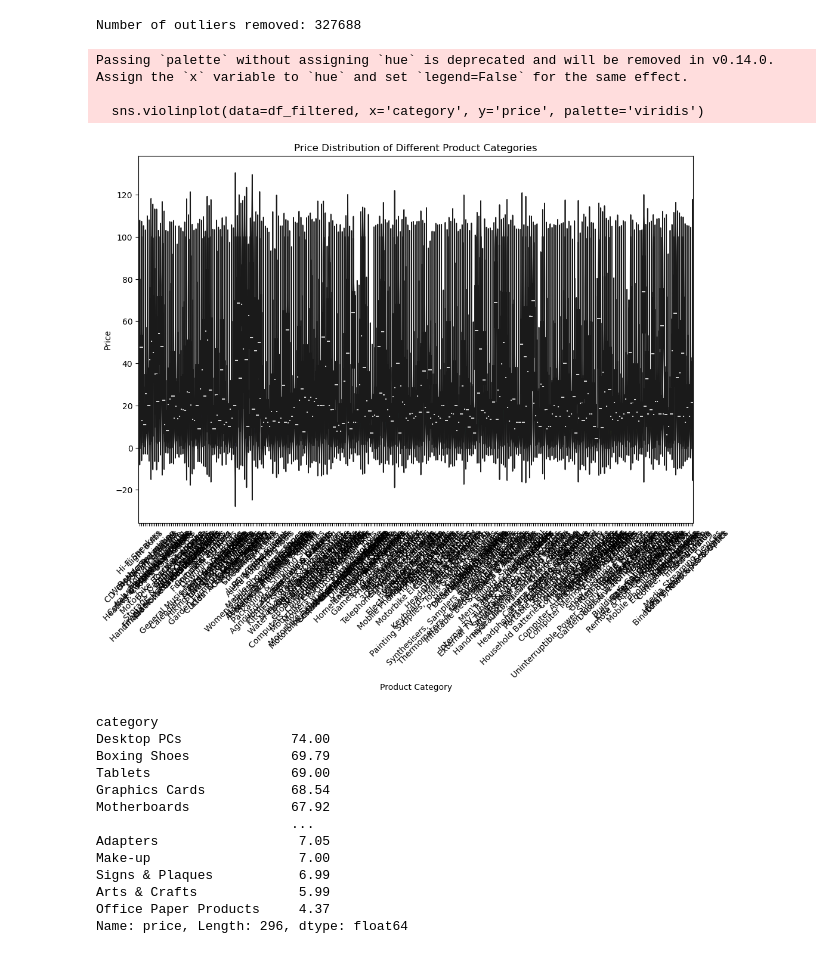
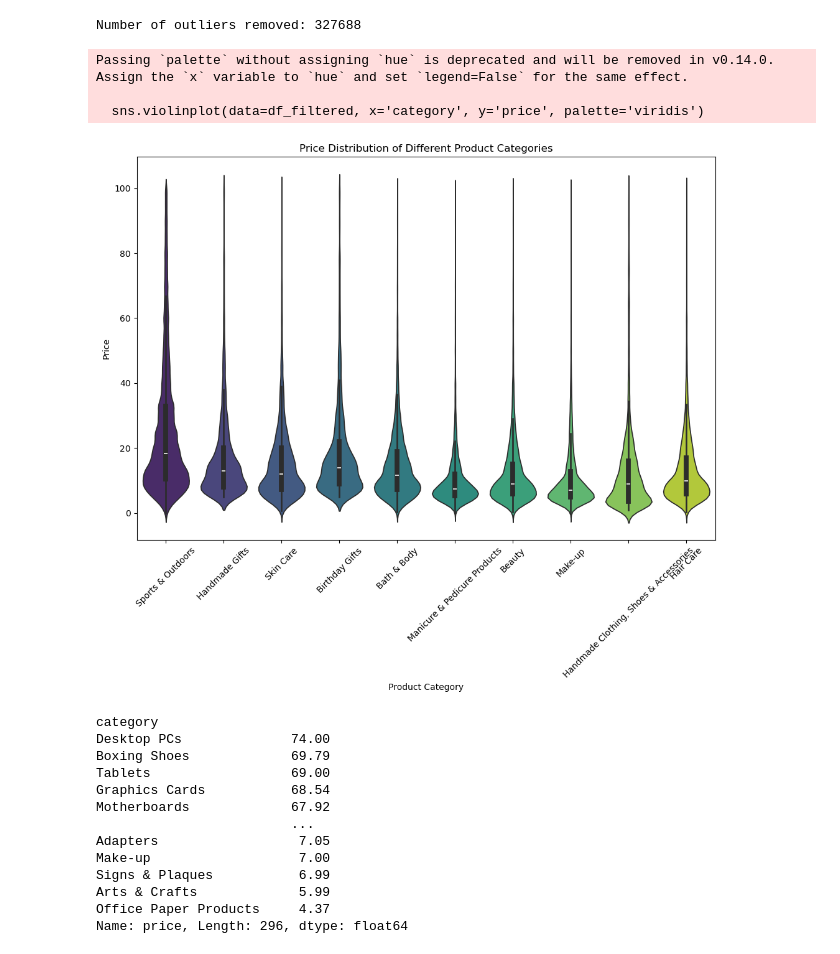
Before and after one commit to jesuserro/lab-eda-bivariate, a Jupyter notebook: main.ipynb, the cells around one changed output. Saved outputs shown, nothing was run; the diff lists cells and outputs as text; code cells hidden in the pictures.

```diff
--- a/main.ipynb
+++ b/main.ipynb
@@ -153,26 +153,29 @@ Number of outliers removed: 327688
 # %%
 # Use a violin plot to visualize the distribution of `price` across different product `categories`.
 # This plot will help us understand the price distribution of different product categories and identify any potential outliers.
+
+df_top_categories = df_filtered['category'].value_counts().head(10)
+df_filtered = df_filtered[df_filtered['category'].isin(df_top_categories.index)]
 
 # Create a violin plot
 plt.figure(figsize=(12, 8))
 sns.violinplot(data=df_filtered, x='category', y='price', palette='viridis')
 
 # Set the title and labels
 plt.title('Price Distribution of Different Product Categories')
 plt.xlabel('Product Category')
 plt.ylabel('Price')
 
 # Rotate the x-labels for better readability
 plt.xticks(rotation=45)
 
 # Display the plot
 plt.show()
 # %% [output]
 Passing `palette` without assigning `hue` is deprecated and will be removed in v0.14.0. Assign the `x` variable to `hue` and set `legend=False` for the same effect.
 
   sns.violinplot(data=df_filtered, x='category', y='price', palette='viridis')
-[figure, old version]
+[figure, new version]
 # %%
 # Which product category tends to have the highest median price?
 # Don't filter here by top categories.
```
